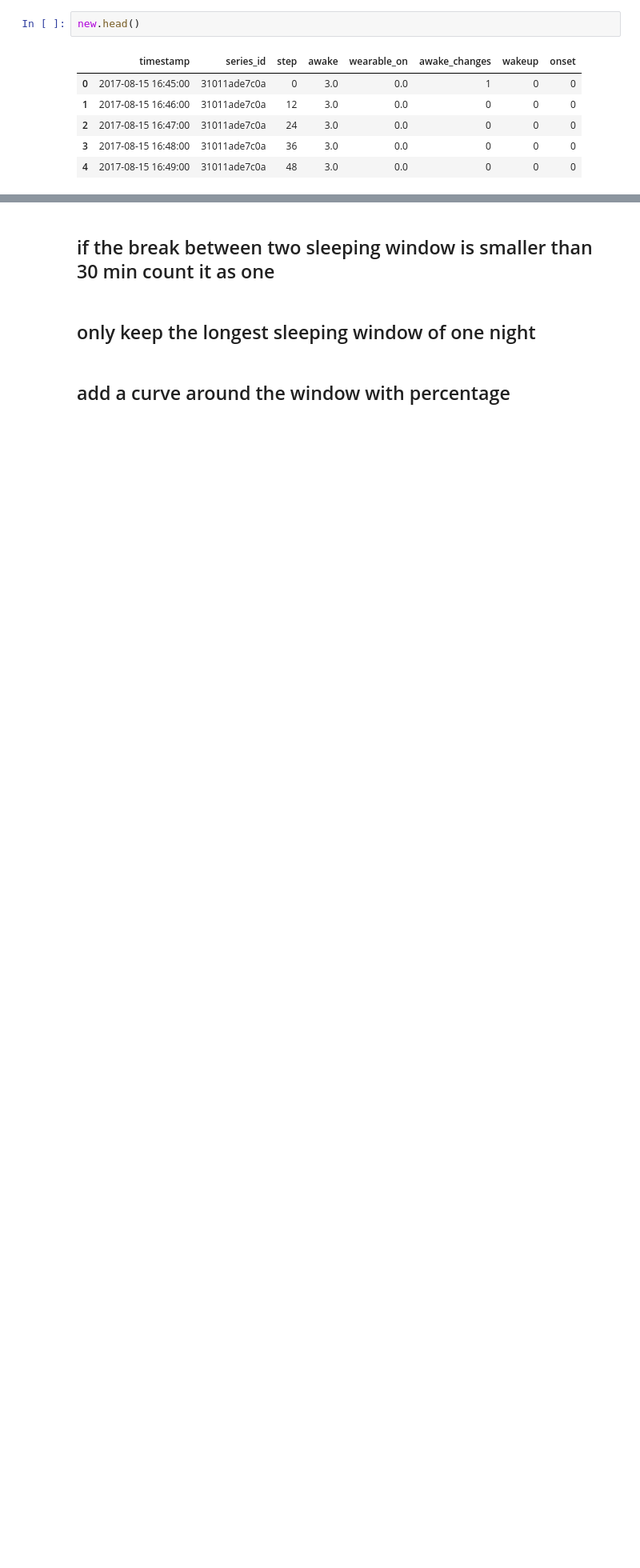
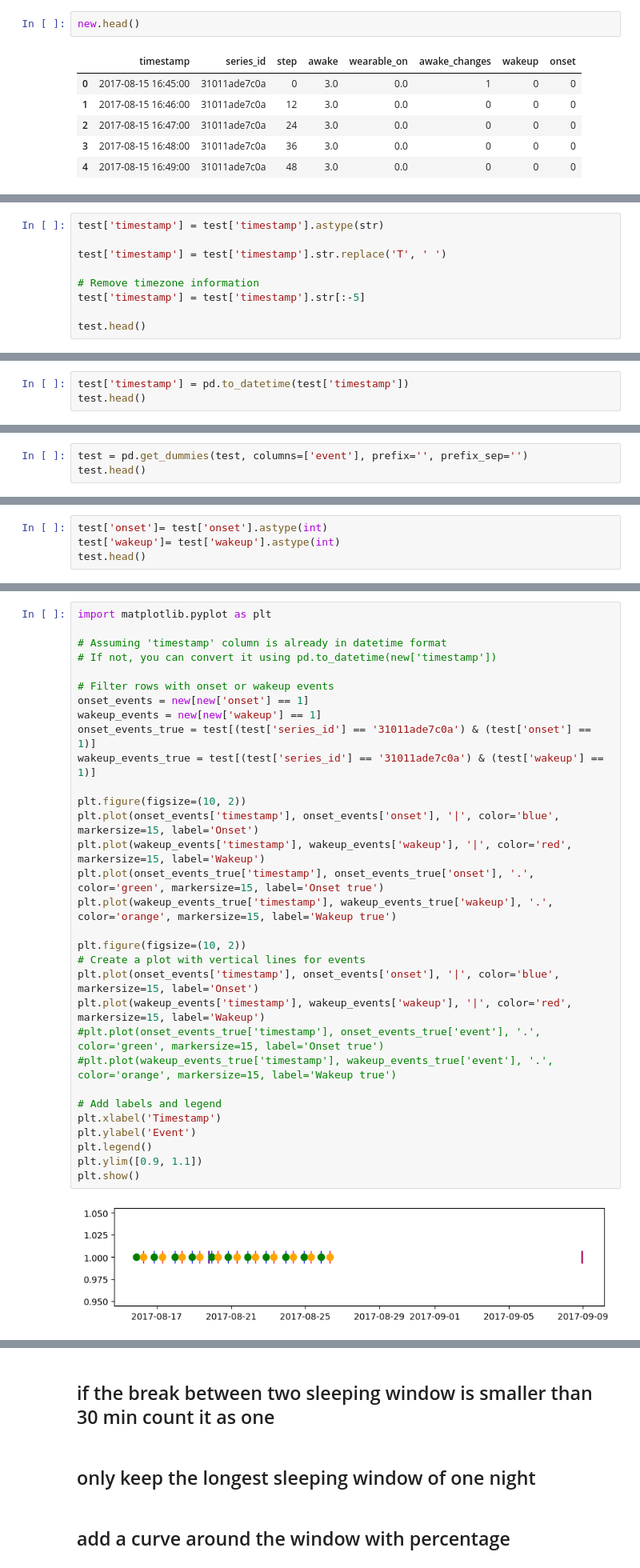
Before and after one commit to cedrege/AICH, a Jupyter notebook: code/rule-based-step.ipynb, the cells around one changed output, grey strips where cells are left out. Shown: that part at 80% size. Drawn from its saved outputs; the diff is of its cells as text; blank space fills up the shorter version.

```diff
--- a/code/rule-based-step.ipynb
+++ b/code/rule-based-step.ipynb
@@ -245,0 +329,9 @@ new.head()
+# %%
+test['timestamp'] = test['timestamp'].astype(str)
+
+test['timestamp'] = test['timestamp'].str.replace('T', ' ')
+
+# Remove timezone information
+test['timestamp'] = test['timestamp'].str[:-5]
+
+test.head()
@@ -245,0 +345,3 @@ new.head()
+# %%
+test['timestamp'] = pd.to_datetime(test['timestamp'])
+test.head()
@@ -245,0 +355,3 @@ new.head()
+# %%
+test = pd.get_dummies(test, columns=['event'], prefix='', prefix_sep='')
+test.head()
@@ -245,0 +365,4 @@ new.head()
+# %%
+test['onset']= test['onset'].astype(int)
+test['wakeup']= test['wakeup'].astype(int)
+test.head()
@@ -245,0 +421,33 @@ new.head()
+# %%
+import matplotlib.pyplot as plt
+
+# Assuming 'timestamp' column is already in datetime format
+# If not, you can convert it using pd.to_datetime(new['timestamp'])
+
+# Filter rows with onset or wakeup events
+onset_events = new[new['onset'] == 1]
+wakeup_events = new[new['wakeup'] == 1]
+onset_events_true = test[(test['series_id'] == '31011ade7c0a') & (test['onset'] == 1)]
+wakeup_events_true = test[(test['series_id'] == '31011ade7c0a') & (test['wakeup'] == 1)]
+
+plt.figure(figsize=(10, 2))
+plt.plot(onset_events['timestamp'], onset_events['onset'], '|', color='blue', markersize=15, label='Onset')
+plt.plot(wakeup_events['timestamp'], wakeup_events['wakeup'], '|', color='red', markersize=15, label='Wakeup')
+plt.plot(onset_events_true['timestamp'], onset_events_true['onset'], '.', color='green', markersize=15, label='Onset true')
+plt.plot(wakeup_events_true['timestamp'], wakeup_events_true['wakeup'], '.', color='orange', markersize=15, label='Wakeup true')
+
+plt.figure(figsize=(10, 2))
+# Create a plot with vertical lines for events
+plt.plot(onset_events['timestamp'], onset_events['onset'], '|', color='blue', markersize=15, label='Onset')
+plt.plot(wakeup_events['timestamp'], wakeup_events['wakeup'], '|', color='red', markersize=15, label='Wakeup')
+#plt.plot(onset_events_true['timestamp'], onset_events_true['event'], '.', color='green', markersize=15, label='Onset true')
+#plt.plot(wakeup_events_true['timestamp'], wakeup_events_true['event'], '.', color='orange', markersize=15, label='Wakeup true')
+
+# Add labels and legend
+plt.xlabel('Timestamp')
+plt.ylabel('Event')
+plt.legend()
+plt.ylim([0.9, 1.1])
+plt.show()
+# %% [output]
+[figure, added]
```
Also changed, not shown: parts of 39 cells of this notebook.
